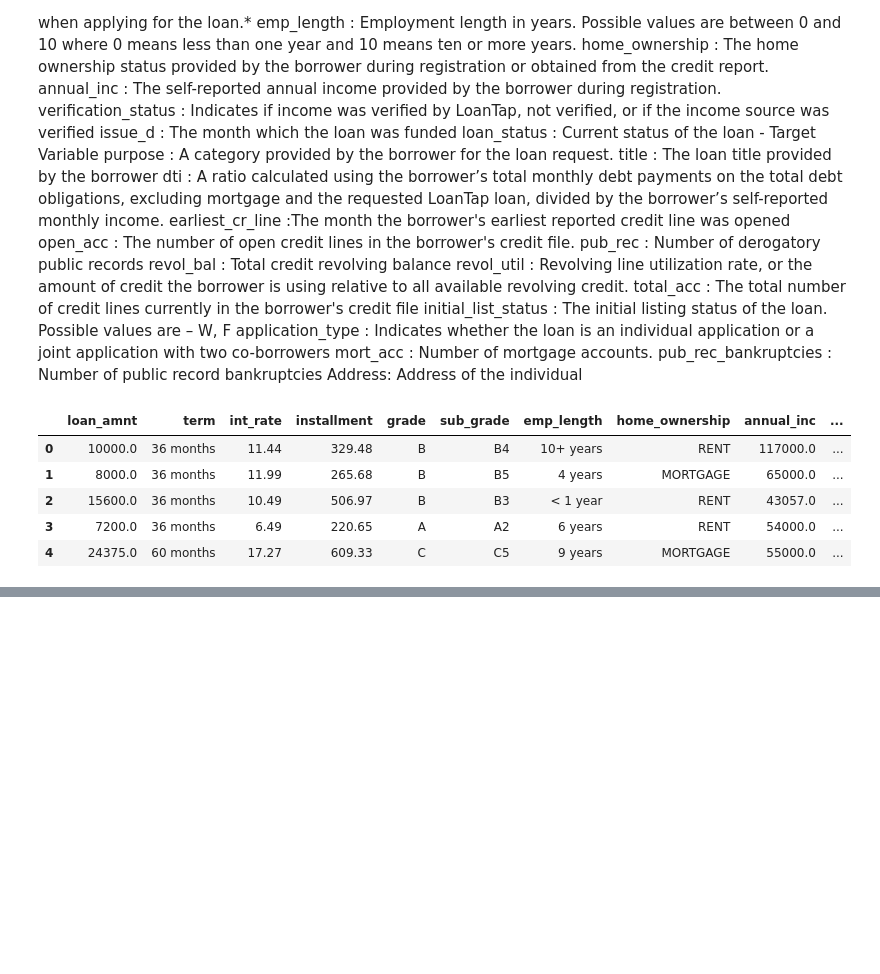
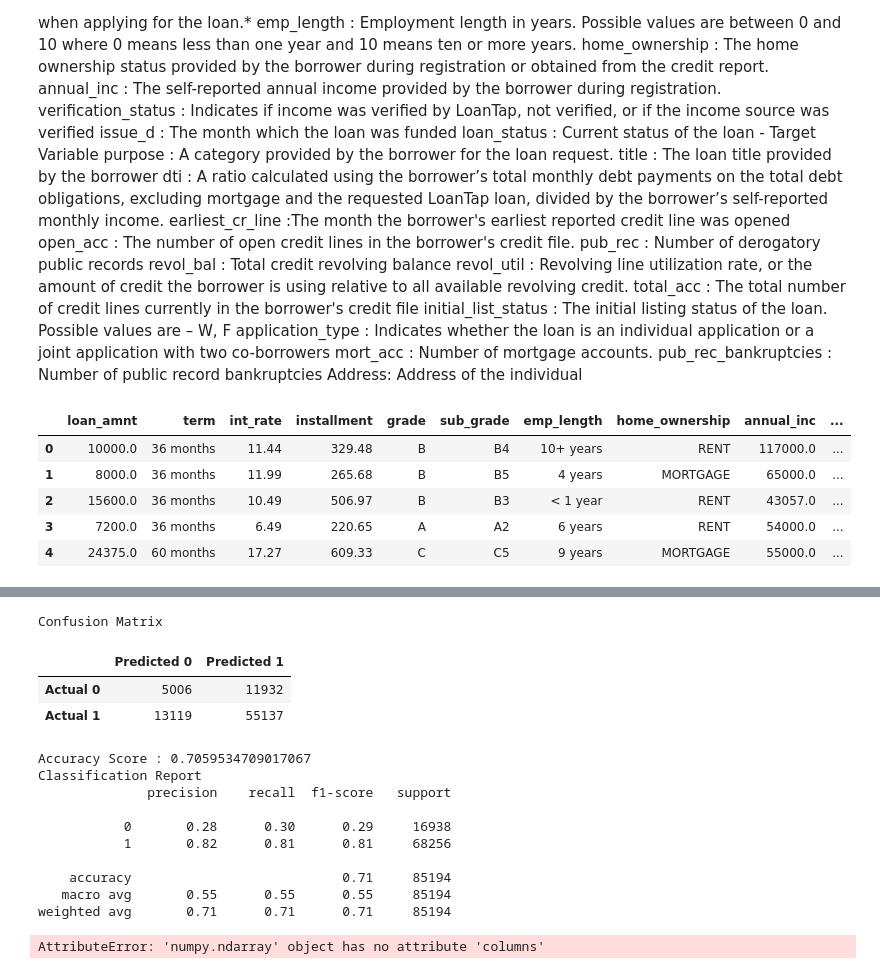
Before and after one commit to soumyaranjanswaincan/loan_analysis_project, a Jupyter notebook: loan_analysis.ipynb, the cells around one changed output, grey strips where cells are left out. Drawn from its saved outputs; the diff is of its cells as text; code cells hidden in the pictures; blank space fills up the shorter version.

```diff
--- a/loan_analysis.ipynb
+++ b/loan_analysis.ipynb
@@ -141,0 +157,57 @@ Accuracy: 0.8035542409089842
+# %%
+#Fitting the Decision Tree Model
+from sklearn import tree
+# Creating the decision tree classifier instance
+model = tree.DecisionTreeClassifier()
+# %%
+model = model.fit(X_train_scaled, y_train)
+# %%
+# Making predictions using the testing data
+predictions = model.predict(X_test_scaled)
+# %%
+# Calculating the confusion matrix
+cm = confusion_matrix(y_test, predictions)
+cm_df = pd.DataFrame(
+    cm, index=["Actual 0", "Actual 1"], columns=["Predicted 0", "Predicted 1"]
+)
+
+# Calculating the accuracy score
+acc_score = accuracy_score(y_test, predictions)
+# %%
+# Displaying results
+print("Confusion Matrix")
+display(cm_df)
+print(f"Accuracy Score : {acc_score}")
+print("Classification Report")
+print(classification_report(y_test, predictions))
+# %% [output]
+Confusion Matrix
+|  | Predicted 0 | Predicted 1 |
+| Actual 0 | 5006 | 11932 |
+| Actual 1 | 13119 | 55137 |
+Accuracy Score : 0.7059534709017067
+Classification Report
+              precision    recall  f1-score   support
+
+           0       0.28      0.30      0.29     16938
+           1       0.82      0.81      0.81     68256
+
+    accuracy                           0.71     85194
+   macro avg       0.55      0.55      0.55     85194
+weighted avg       0.71      0.71      0.71     85194
+# %%
+# Needed for decision tree visualization
+import pydotplus
+from IPython.display import Image
+# Create DOT data
+dot_data = tree.export_graphviz(
+    model, out_file=None, feature_names=X.columns, class_names=["0", "1"], filled=True
+)
+
+# Draw graph
+graph = pydotplus.graph_from_dot_data(dot_data)
+
+# Show graph
+Image(graph.create_png())
+# %% [output]
+AttributeError: 'numpy.ndarray' object has no attribute 'columns'
```
Also changed, not shown: parts of 5 cells of this notebook.
